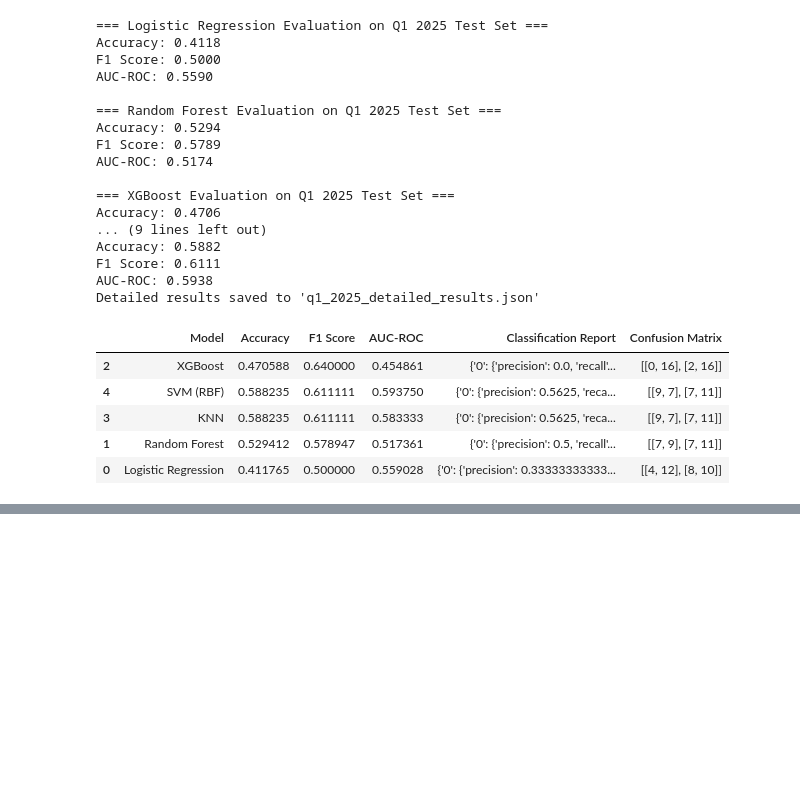
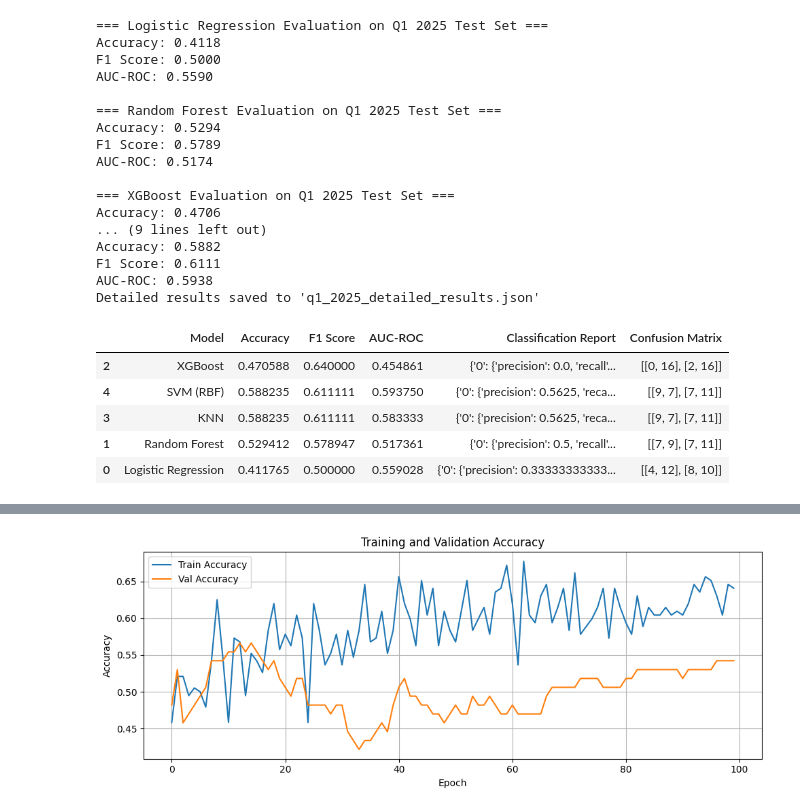
Before and after one commit to sahn1998/EarningsTranscripts-NLP, a Jupyter notebook: notebooks/Supervised/supervised_processing.ipynb, the cells around one changed output, grey strips where cells are left out. Cells and saved outputs as stored; diff of their text form; code cells hidden in the pictures; blank space fills up the shorter version.

```diff
--- a/notebooks/Supervised/supervised_processing.ipynb
+++ b/notebooks/Supervised/supervised_processing.ipynb
@@ -461,0 +410,85 @@ detailed_results
+# %%
+# === Data Preparation ===
+X_train_nn = X_train if isinstance(X_train, np.ndarray) else X_train.toarray()
+X_test_nn = X_test if isinstance(X_test, np.ndarray) else X_test.toarray()
+
+# === Class Weight Computation ===
+class_weights = compute_class_weight(class_weight='balanced', classes=np.unique(y_train), y=y_train)
+class_weight_dict = {i: w for i, w in enumerate(class_weights)}
+
+# === Model Definition ===
+model = Sequential([
+    Input(shape=(X_train_nn.shape[1],)),
+    Dense(256, activation='relu', kernel_regularizer=l2(1e-4)),
+    BatchNormalization(),
+    Dropout(0.4),
+
+    Dense(64, activation='relu', kernel_regularizer=l2(1e-4)),
+    BatchNormalization(),
+    Dropout(0.4),
+
+    Dense(1, activation='sigmoid')
+])
+
+# === Model Compilation ===
+model.compile(
+    optimizer=Adam(learning_rate=1e-4),
+    loss='binary_crossentropy',
+    metrics=['accuracy']
+)
+
+# === Model Training ===
+history = model.fit(
+    X_train_nn, y_train,
+    validation_split=0.3,
+    epochs=100,
+    batch_size=16,
+    class_weight=class_weight_dict,
+    verbose=1
+)
+
+# === Plot Accuracy ===
+plt.figure(figsize=(10, 4))
+plt.plot(history.history['accuracy'], label='Train Accuracy')
+plt.plot(history.history['val_accuracy'], label='Val Accuracy')
+plt.title('Training and Validation Accuracy')
+plt.xlabel('Epoch')
+plt.ylabel('Accuracy')
+plt.legend()
+plt.grid(True)
+plt.tight_layout()
+plt.savefig("accuracy_plot.png")
+plt.show()
+
+# === Plot Loss ===
+plt.figure(figsize=(10, 4))
+plt.plot(history.history['loss'], label='Train Loss')
+plt.plot(history.history['val_loss'], label='Val Loss')
+plt.title('Training and Validation Loss')
+plt.xlabel('Epoch')
+plt.ylabel('Loss')
+plt.legend()
+plt.grid(True)
+plt.tight_layout()
+plt.savefig("loss_plot.png")
+plt.show()
+
+# === Model Evaluation ===
+y_pred_prob = model.predict(X_test_nn)
+y_pred = (y_pred_prob > 0.5).astype(int)
+
+print(classification_report(y_test, y_pred))
+print("AUC-ROC:", roc_auc_score(y_test, y_pred_prob))
+
+# === Save Confusion Matrix ===
+cm = confusion_matrix(y_test, y_pred)
+disp = ConfusionMatrixDisplay(confusion_matrix=cm)
+disp.plot(cmap='Blues', values_format='d')
+plt.title("Confusion Matrix")
+plt.tight_layout()
+plt.savefig(f"./NN_models/confusion_matrix.png")
+plt.show()
+
+# === Save Model ===
+model.save(f"./NN_models/nn_model.h5")
+# %% [output]
@@ -461,0 +512 @@ detailed_results
+[figure, added]
```
Also changed, not shown: parts of 28 cells of this notebook, 11 other files.
